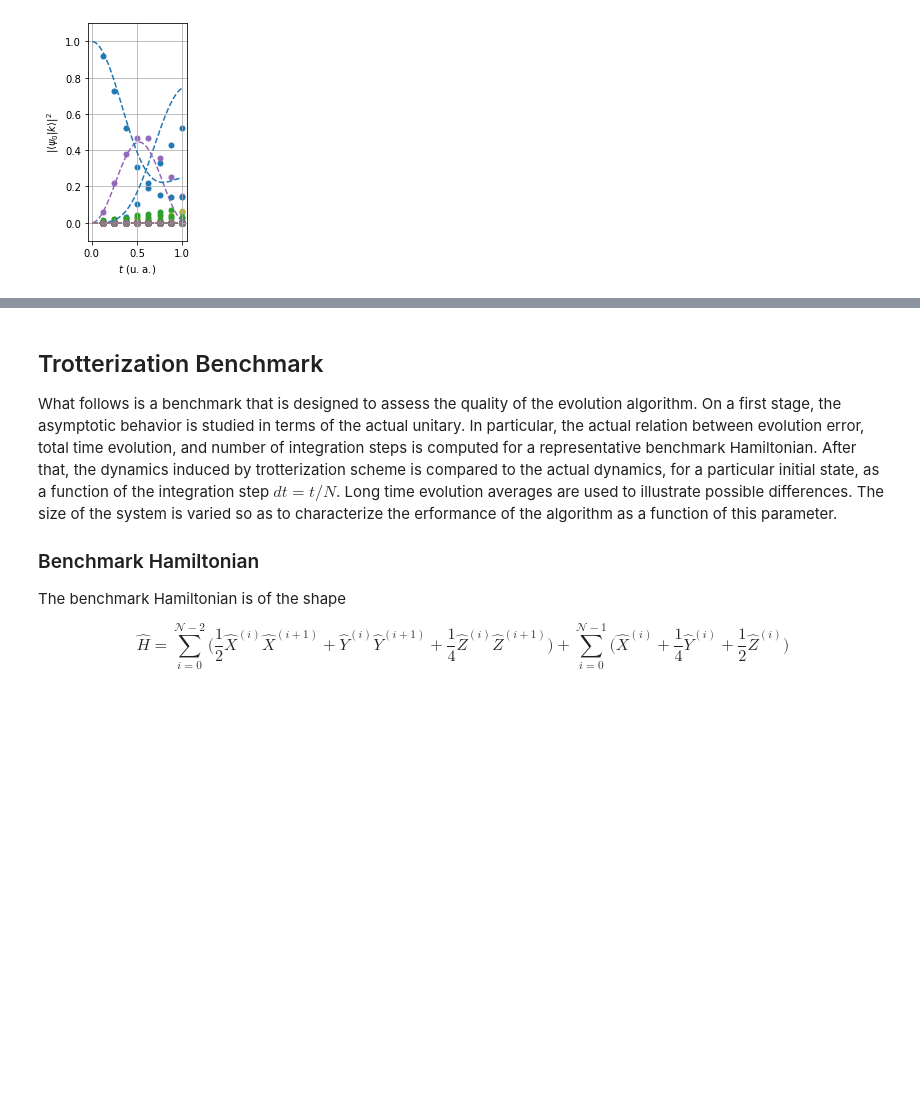
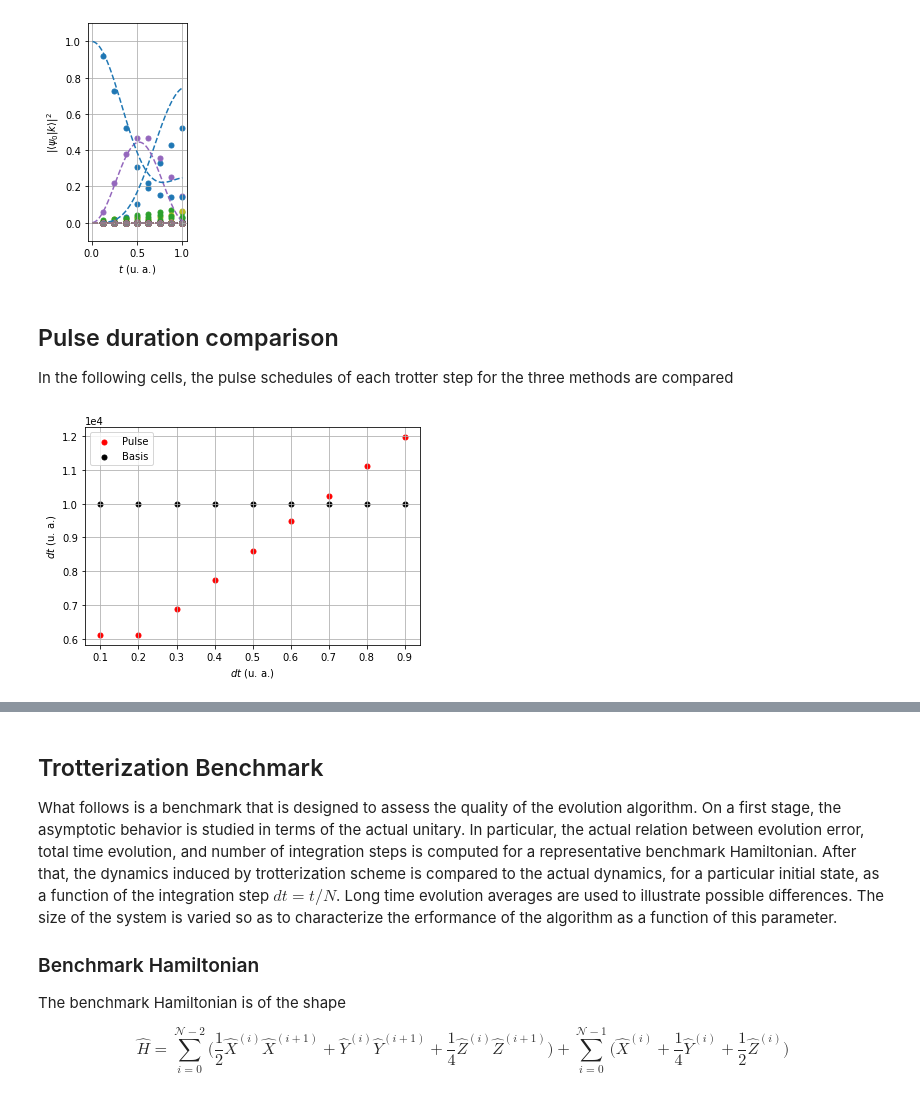
Before and after one commit to DiegoHerrera262/Thesis2020, a Jupyter notebook: PyHeisenberg/Benchmarking.ipynb, the cells around one changed output, grey strips where cells are left out. Saved outputs shown, nothing was run; the diff lists cells and outputs as text; code cells hidden in the pictures; blank space fills up the shorter version.

Commit message:
feature: set up basics of appendix.

```diff
--- a/PyHeisenberg/Benchmarking.ipynb
+++ b/PyHeisenberg/Benchmarking.ipynb
@@ -431,3 +431,7 @@ pAnalyzer.comparativeEvolution(
 # %% [output]
 Job Status: job has successfully run
 [figure]
+# %% [markdown]
+## Pulse duration comparison
+
+In the following cells, the pulse schedules of each trotter step for the three methods are compared
@@ -433,0 +442,24 @@ Job Status: job has successfully run
+# %%
+t = np.arange(0.1, 1.0, step=0.1)
+pulseSchedTimes = []
+basisSchedTimes = []
+# %%
+pm = PassManager([RZXCalibrationBuilderNoEcho(pGraph.backend)])
+for dt in t:
+    xGraphStep = xGraph.rawEvolutionCircuit(STEPS=1, t=dt)
+    pGraphStep = pGraph.rawEvolutionCircuit(STEPS=1, t=dt)
+    pGraphPulseEfficientStep = transpile(pm.run(pGraphStep), pGraph.backend)
+    pulseSchedTimes.append(schedule(pGraphPulseEfficientStep, pGraph.backend).duration)
+    xGraphTranspiledStep = transpile(xGraphStep, pGraph.backend)
+    basisSchedTimes.append(schedule(xGraphTranspiledStep, pGraph.backend).duration)
+# %%
+fig, ax = plt.subplots(1,1)
+ax.set_xlabel(r"$dt$ (u. a.)")
+ax.set_ylabel(r"$dt$ (u. a.)")
+ax.scatter(t, pulseSchedTimes, color='r', label=r"Pulse")
+ax.scatter(t, basisSchedTimes, color='k', label=r"Basis")
+ax.legend()
+fig.savefig("schedTimeDurationPlot.pdf")
+plt.show()
+# %% [output]
+[figure, added]
```
Also changed, not shown: parts of 9 cells of this notebook, 1 other file.
